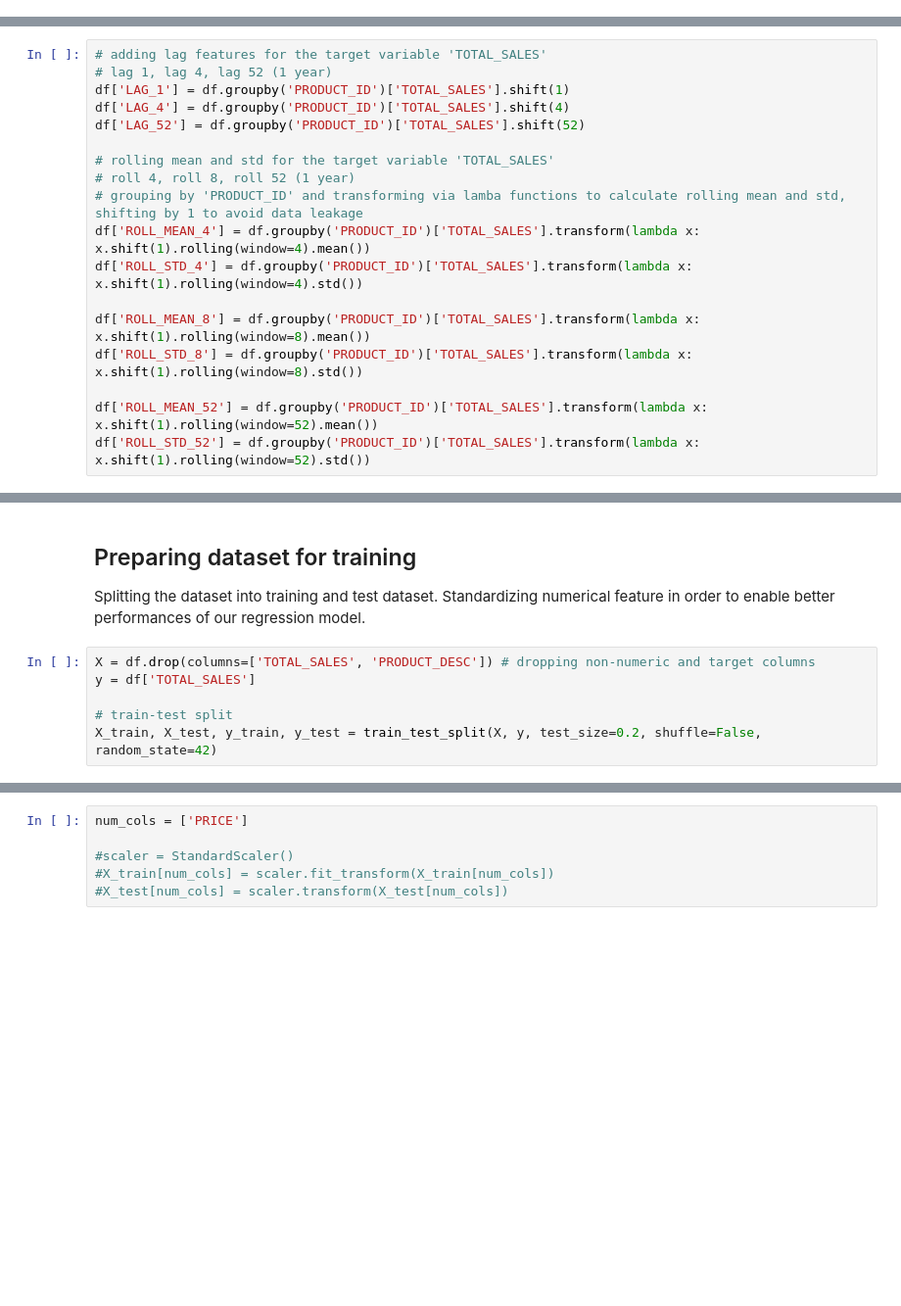
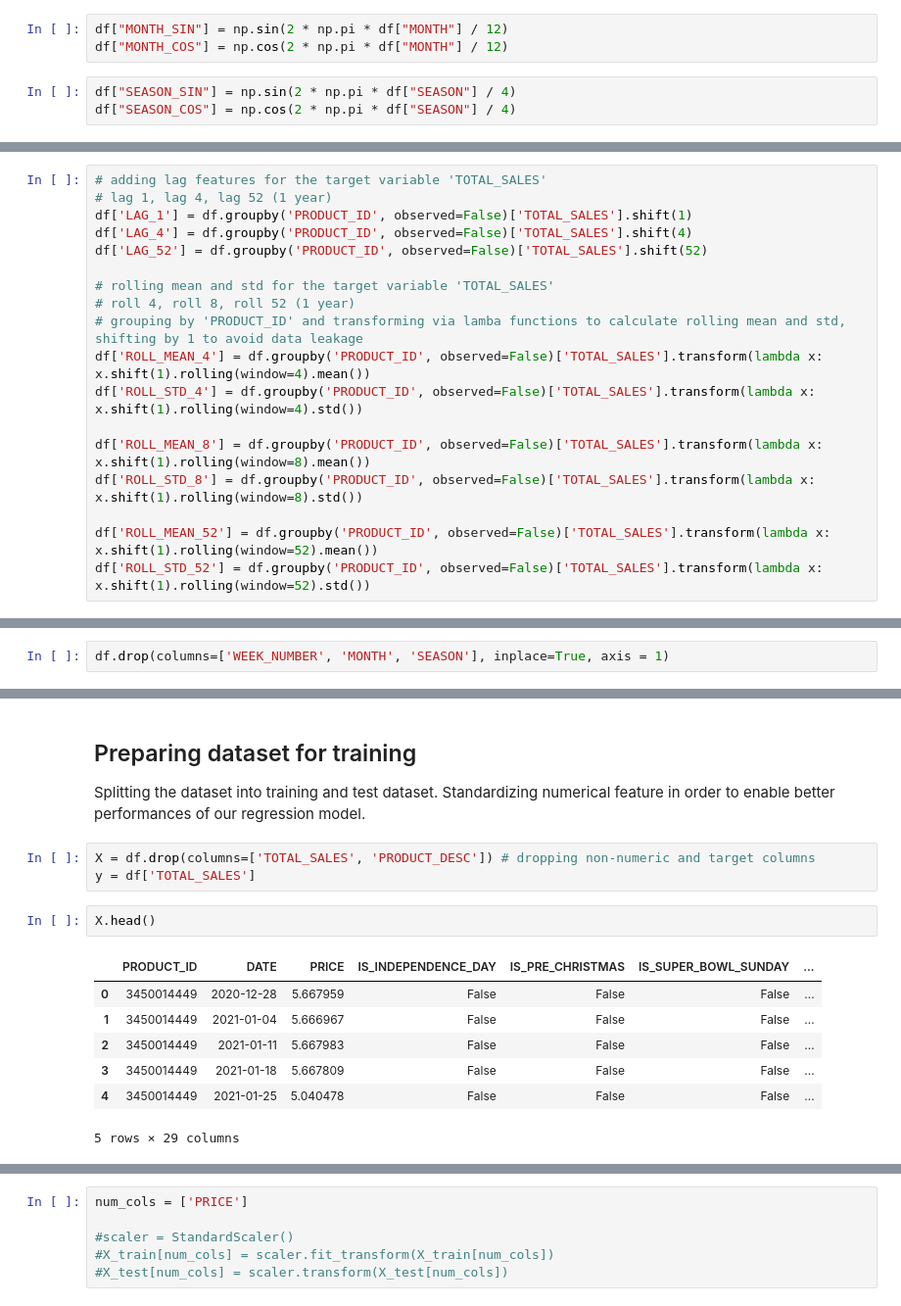
Before and after one commit to fedefraschio/xtel-hackathon, a Jupyter notebook: notebooks/00_exploration.ipynb, the cells around one changed output, grey strips where cells are left out. Shown at 98% size. Saved outputs shown, nothing was run; the diff lists cells and outputs as text; blank space fills up the shorter version.

```diff
--- a/notebooks/00_exploration.ipynb
+++ b/notebooks/00_exploration.ipynb
@@ -176,0 +209,6 @@ df.head()
+# %%
+df["MONTH_SIN"] = np.sin(2 * np.pi * df["MONTH"] / 12)
+df["MONTH_COS"] = np.cos(2 * np.pi * df["MONTH"] / 12)
+# %%
+df["SEASON_SIN"] = np.sin(2 * np.pi * df["SEASON"] / 4)
+df["SEASON_COS"] = np.cos(2 * np.pi * df["SEASON"] / 4)
@@ -204,21 +250,21 @@ When performing a regression task on time series, like this one, is also importa
 # %%
 # adding lag features for the target variable 'TOTAL_SALES'
 # lag 1, lag 4, lag 52 (1 year)
-df['LAG_1'] = df.groupby('PRODUCT_ID')['TOTAL_SALES'].shift(1)
-df['LAG_4'] = df.groupby('PRODUCT_ID')['TOTAL_SALES'].shift(4)
-df['LAG_52'] = df.groupby('PRODUCT_ID')['TOTAL_SALES'].shift(52)
+df['LAG_1'] = df.groupby('PRODUCT_ID', observed=False)['TOTAL_SALES'].shift(1)
+df['LAG_4'] = df.groupby('PRODUCT_ID', observed=False)['TOTAL_SALES'].shift(4)
+df['LAG_52'] = df.groupby('PRODUCT_ID', observed=False)['TOTAL_SALES'].shift(52)
 
 # rolling mean and std for the target variable 'TOTAL_SALES'
 # roll 4, roll 8, roll 52 (1 year)
 # grouping by 'PRODUCT_ID' and transforming via lamba functions to calculate rolling mean and std, shifting by 1 to avoid data leakage
-df['ROLL_MEAN_4'] = df.groupby('PRODUCT_ID')['TOTAL_SALES'].transform(lambda x: x.shift(1).rolling(window=4).mean())
-df['ROLL_STD_4'] = df.groupby('PRODUCT_ID')['TOTAL_SALES'].transform(lambda x: x.shift(1).rolling(window=4).std())
+df['ROLL_MEAN_4'] = df.groupby('PRODUCT_ID', observed=False)['TOTAL_SALES'].transform(lambda x: x.shift(1).rolling(window=4).mean())
+df['ROLL_STD_4'] = df.groupby('PRODUCT_ID', observed=False)['TOTAL_SALES'].transform(lambda x: x.shift(1).rolling(window=4).std())
 
-df['ROLL_MEAN_8'] = df.groupby('PRODUCT_ID')['TOTAL_SALES'].transform(lambda x: x.shift(1).rolling(window=8).mean())
-df['ROLL_STD_8'] = df.groupby('PRODUCT_ID')['TOTAL_SALES'].transform(lambda x: x.shift(1).rolling(window=8).std())
+df['ROLL_MEAN_8'] = df.groupby('PRODUCT_ID', observed=False)['TOTAL_SALES'].transform(lambda x: x.shift(1).rolling(window=8).mean())
+df['ROLL_STD_8'] = df.groupby('PRODUCT_ID', observed=False)['TOTAL_SALES'].transform(lambda x: x.shift(1).rolling(window=8).std())
 
-df['ROLL_MEAN_52'] = df.groupby('PRODUCT_ID')['TOTAL_SALES'].transform(lambda x: x.shift(1).rolling(window=52).mean())
-df['ROLL_STD_52'] = df.groupby('PRODUCT_ID')['TOTAL_SALES'].transform(lambda x: x.shift(1).rolling(window=52).std())
+df['ROLL_MEAN_52'] = df.groupby('PRODUCT_ID', observed=False)['TOTAL_SALES'].transform(lambda x: x.shift(1).rolling(window=52).mean())
+df['ROLL_STD_52'] = df.groupby('PRODUCT_ID', observed=False)['TOTAL_SALES'].transform(lambda x: x.shift(1).rolling(window=52).std())
 # %%
 df.head()
 # %% [output]
@@ -313,0 +362,2 @@ plt.show()
+# %%
+df.drop(columns=['WEEK_NUMBER', 'MONTH', 'SEASON'], inplace=True, axis = 1)
@@ -317,6 +377,13 @@ Splitting the dataset into training and test dataset. Standardizing numerical fe
 # %%
 X = df.drop(columns=['TOTAL_SALES', 'PRODUCT_DESC']) # dropping non-numeric and target columns
 y = df['TOTAL_SALES']
-
-# train-test split
-X_train, X_test, y_train, y_test = train_test_split(X, y, test_size=0.2, shuffle=False, random_state=42)
+# %%
+X.head()
+# %% [output]
+|  | PRODUCT_ID | DATE | PRICE | IS_INDEPENDENCE_DAY | IS_PRE_CHRISTMAS | IS_SUPER_BOWL_SUNDAY | ... |
+| 0 | 3450014449 | 2020-12-28 | 5.667959 | False | False | False | ... |
+| 1 | 3450014449 | 2021-01-04 | 5.666967 | False | False | False | ... |
+| 2 | 3450014449 | 2021-01-11 | 5.667983 | False | False | False | ... |
+| 3 | 3450014449 | 2021-01-18 | 5.667809 | False | False | False | ... |
+| 4 | 3450014449 | 2021-01-25 | 5.040478 | False | False | False | ... |
+5 rows × 29 columns
```
Also changed, not shown: parts of 20 cells of this notebook.
